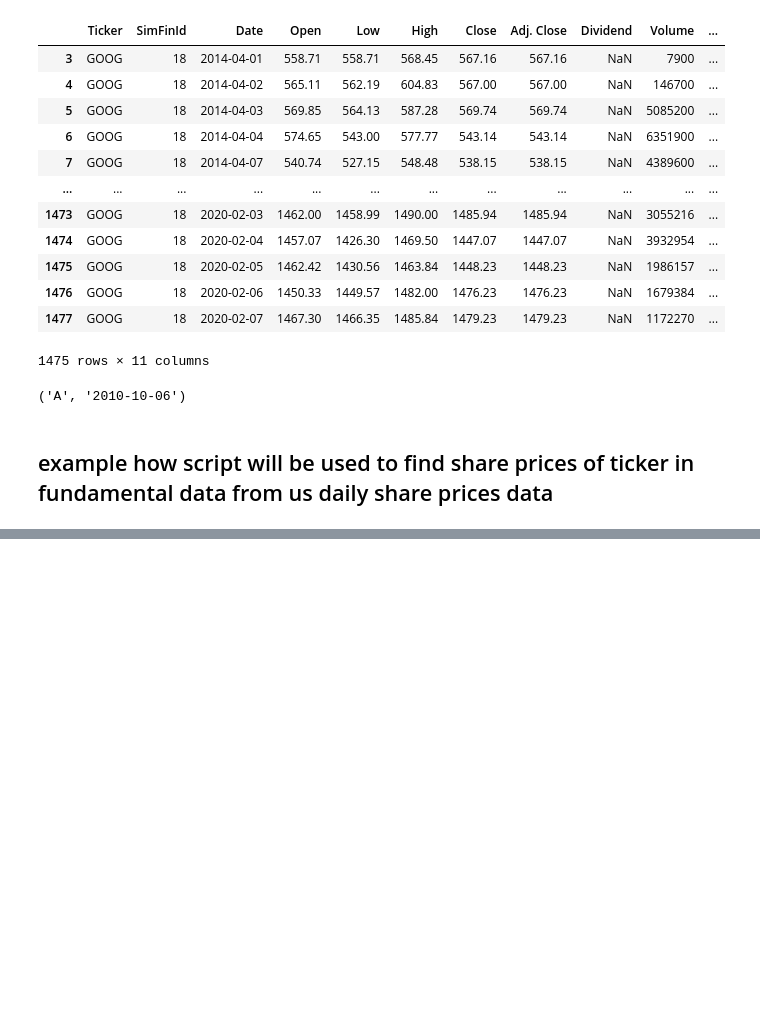
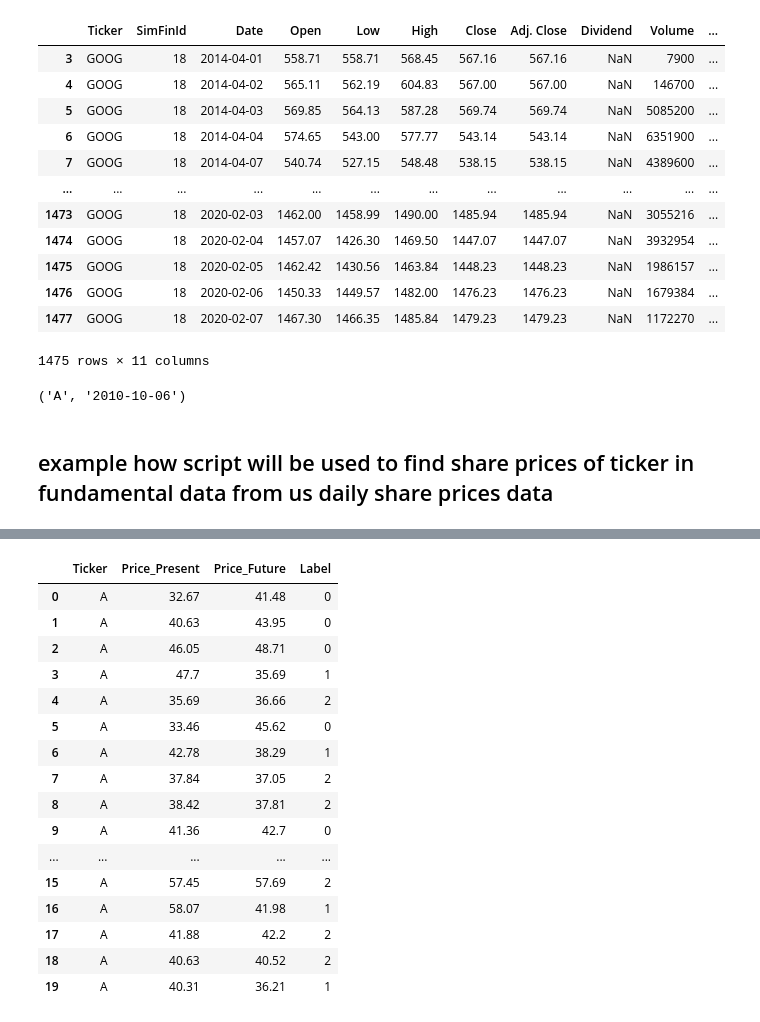
Before and after one commit to Kaushal1011/CSE523-Machine-Learning-Quantcats, a Jupyter notebook: Initial Notebook.ipynb, the cells around one changed output, grey strips where cells are left out. Saved outputs shown, nothing was run; the diff lists cells and outputs as text; code cells hidden in the pictures; blank space fills up the shorter version.

```diff
--- a/Initial Notebook.ipynb
+++ b/Initial Notebook.ipynb
@@ -143,0 +233,20 @@ daily_price.loc[(daily_price.Ticker ==fundamen_data.loc[0]['Ticker'] )& (daily_p
+# %%
+price_df.head(20)
+# %% [output]
+|  | Ticker | Price_Present | Price_Future | Label |
+| 0 | A | 32.67 | 41.48 | 0 |
+| 1 | A | 40.63 | 43.95 | 0 |
+| 2 | A | 46.05 | 48.71 | 0 |
+| 3 | A | 47.7 | 35.69 | 1 |
+| 4 | A | 35.69 | 36.66 | 2 |
+| 5 | A | 33.46 | 45.62 | 0 |
+| 6 | A | 42.78 | 38.29 | 1 |
+| 7 | A | 37.84 | 37.05 | 2 |
+| 8 | A | 38.42 | 37.81 | 2 |
+| 9 | A | 41.36 | 42.7 | 0 |
+| ... | ... | ... | ... | ... |
+| 15 | A | 57.45 | 57.69 | 2 |
+| 16 | A | 58.07 | 41.98 | 1 |
+| 17 | A | 41.88 | 42.2 | 2 |
+| 18 | A | 40.63 | 40.52 | 2 |
+| 19 | A | 40.31 | 36.21 | 1 |
```
Also changed, not shown: parts of 29 cells of this notebook.
